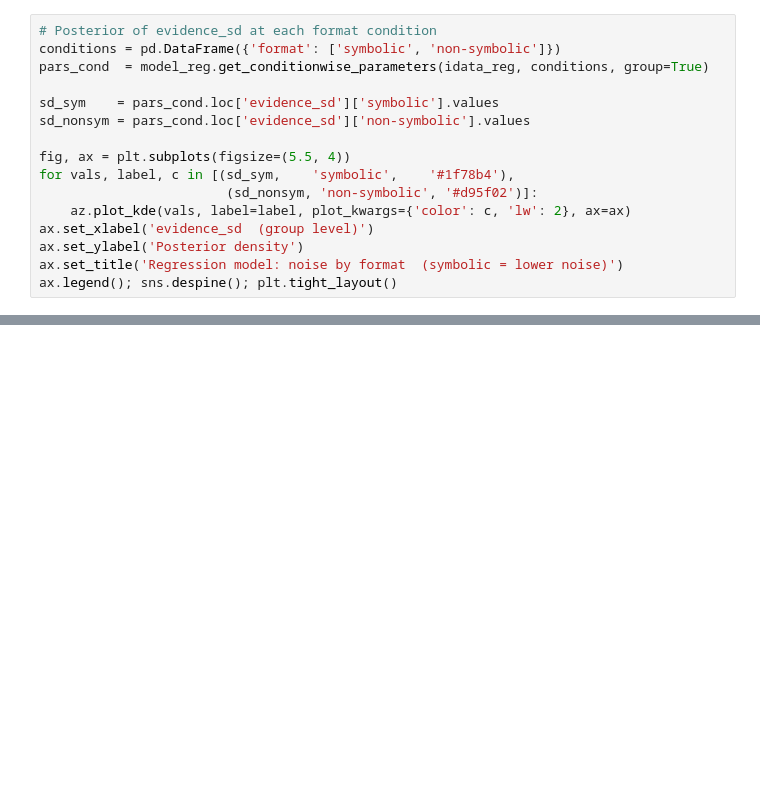
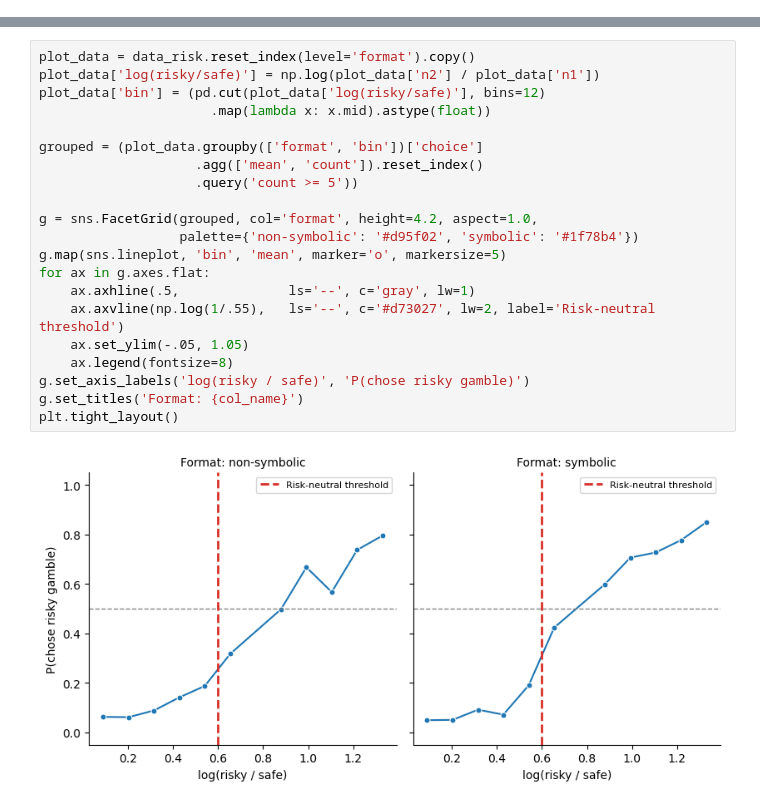
Before and after one commit to ruffgroup/bauer, a Jupyter notebook: docs/tutorial/lesson2.ipynb, the cells around one changed output, grey strips where cells are left out. Saved outputs shown, nothing was run; the diff lists cells and outputs as text; blank space fills up the shorter version.

```diff
--- a/docs/tutorial/lesson2.ipynb
+++ b/docs/tutorial/lesson2.ipynb
@@ -193,16 +0,0 @@ idata_reg = model_reg.sample(draws=150, tune=150, chains=2, progressbar=True)
-# %%
-# Posterior of evidence_sd at each format condition
-conditions = pd.DataFrame({'format': ['symbolic', 'non-symbolic']})
-pars_cond  = model_reg.get_conditionwise_parameters(idata_reg, conditions, group=True)
-
-sd_sym    = pars_cond.loc['evidence_sd']['symbolic'].values
-sd_nonsym = pars_cond.loc['evidence_sd']['non-symbolic'].values
-
-fig, ax = plt.subplots(figsize=(5.5, 4))
-for vals, label, c in [(sd_sym,    'symbolic',    '#1f78b4'),
-                        (sd_nonsym, 'non-symbolic', '#d95f02')]:
-    az.plot_kde(vals, label=label, plot_kwargs={'color': c, 'lw': 2}, ax=ax)
-ax.set_xlabel('evidence_sd  (group level)')
-ax.set_ylabel('Posterior density')
-ax.set_title('Regression model: noise by format  (symbolic = lower noise)')
-ax.legend(); sns.despine(); plt.tight_layout()
@@ -338,0 +60,23 @@ plt.tight_layout()
+# %%
+plot_data = data_risk.reset_index(level='format').copy()
+plot_data['log(risky/safe)'] = np.log(plot_data['n2'] / plot_data['n1'])
+plot_data['bin'] = (pd.cut(plot_data['log(risky/safe)'], bins=12)
+                      .map(lambda x: x.mid).astype(float))
+
+grouped = (plot_data.groupby(['format', 'bin'])['choice']
+                    .agg(['mean', 'count']).reset_index()
+                    .query('count >= 5'))
+
+g = sns.FacetGrid(grouped, col='format', height=4.2, aspect=1.0,
+                  palette={'non-symbolic': '#d95f02', 'symbolic': '#1f78b4'})
+g.map(sns.lineplot, 'bin', 'mean', marker='o', markersize=5)
+for ax in g.axes.flat:
+    ax.axhline(.5,              ls='--', c='gray', lw=1)
+    ax.axvline(np.log(1/.55),   ls='--', c='#d73027', lw=2, label='Risk-neutral threshold')
+    ax.set_ylim(-.05, 1.05)
+    ax.legend(fontsize=8)
+g.set_axis_labels('log(risky / safe)', 'P(chose risky gamble)')
+g.set_titles('Format: {col_name}')
+plt.tight_layout()
+# %% [output]
+[figure, added]
```
Also changed, not shown: parts of 37 cells of this notebook, 5 other files.
